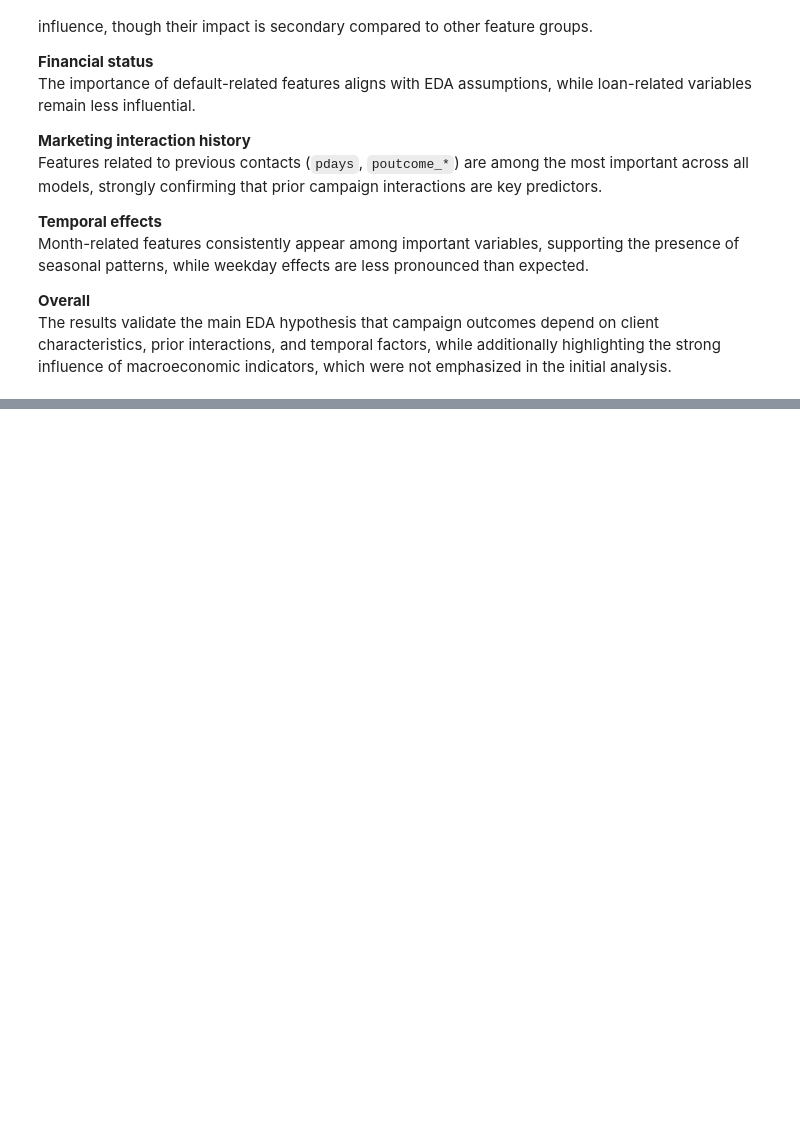
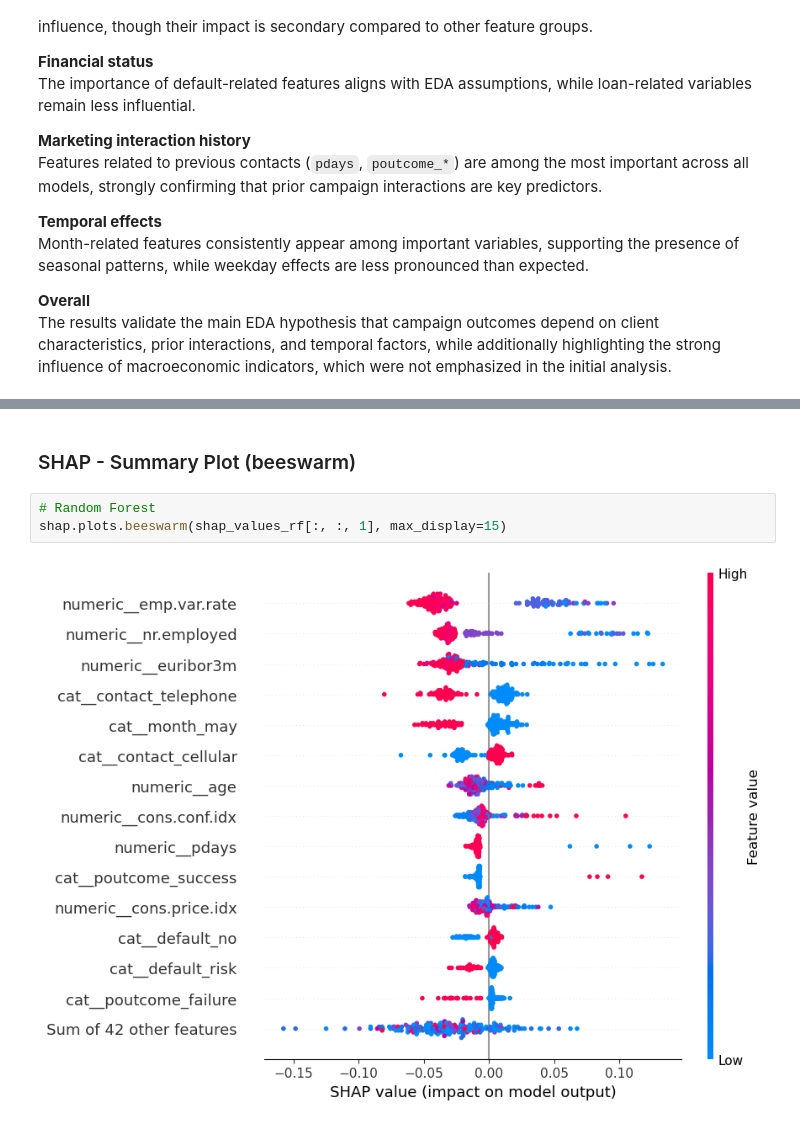
Before and after one commit to Maxstef/bank-deposit-prediction, a Jupyter notebook: notebooks/04_model_analysis.ipynb, the cells around one changed output, grey strips where cells are left out. Saved outputs shown, nothing was run; the diff lists cells and outputs as text; blank space fills up the shorter version.

```diff
--- a/notebooks/04_model_analysis.ipynb
+++ b/notebooks/04_model_analysis.ipynb
@@ -130,0 +225,7 @@ The results validate the main EDA hypothesis that campaign outcomes depend on cl
+# %% [markdown]
+### SHAP - Summary Plot (beeswarm)
+# %%
+# Random Forest
+shap.plots.beeswarm(shap_values_rf[:, :, 1], max_display=15)
+# %% [output]
+[figure, added]
```
Also changed, not shown: parts of 31 cells of this notebook, 2 other files.
